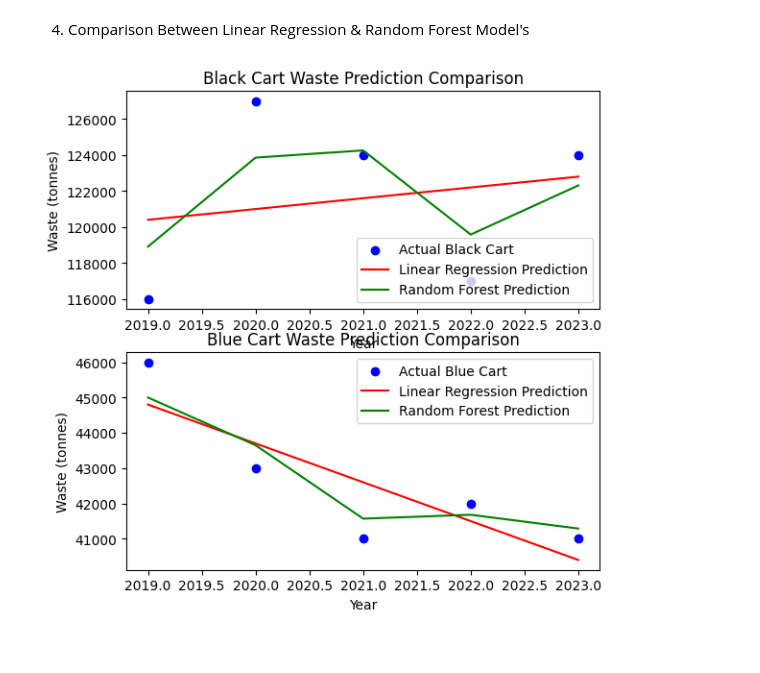
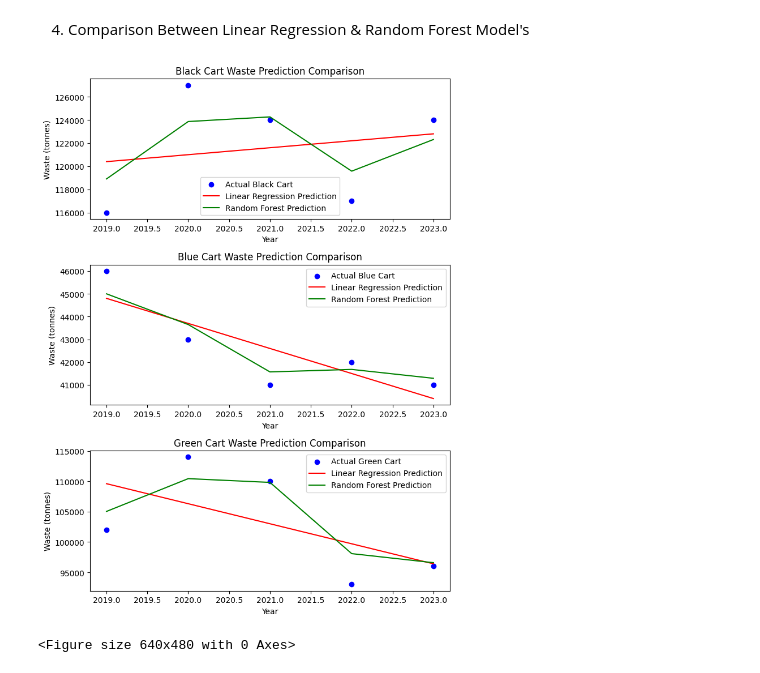
Before and after one commit to Leenapanjwani/engg680_2024_fall_Group_Project, a Jupyter notebook: Group Project/Group Project (Solid Waste Generation).ipynb, the cells around one changed output. Saved outputs shown, nothing was run; the diff lists cells and outputs as text; code cells hidden in the pictures.

```diff
--- a/Group Project/Group Project (Solid Waste Generation).ipynb
+++ b/Group Project/Group Project (Solid Waste Generation).ipynb
@@ -304,27 +304,41 @@ Green Cart: 96,590
 # %%
 # Plot comparison for Linear Regression and Random Forest
 plt.figure(figsize=(14, 10))
 
 # Black Cart Prediction Comparison
 plt.subplot(3, 2, 1)
 plt.scatter(X, y_black, color="blue", label="Actual Black Cart")
 plt.plot(X, y_pred_black, color="red", label="Linear Regression Prediction")
 plt.plot(X, y_pred_black_rf, color="green", label="Random Forest Prediction")
 plt.title("Black Cart Waste Prediction Comparison")
 plt.xlabel("Year")
 plt.ylabel("Waste (tonnes)")
 plt.legend()
 plt.savefig("black_cart_comparison.png")
 
 # Blue Cart Prediction Comparison
 plt.subplot(3, 2, 3)
 plt.scatter(X, y_blue, color="blue", label="Actual Blue Cart")
 plt.plot(X, y_pred_blue, color="red", label="Linear Regression Prediction")
 plt.plot(X, y_pred_blue_rf, color="green", label="Random Forest Prediction")
 plt.title("Blue Cart Waste Prediction Comparison")
 plt.xlabel("Year")
 plt.ylabel("Waste (tonnes)")
 plt.legend()
 plt.savefig("blue_cart_comparison.png")
+
+# Green Cart Prediction Comparison
+plt.subplot(3, 2, 5)
+plt.scatter(X, y_green, color="blue", label="Actual Green Cart")
+plt.plot(X, y_pred_green, color="red", label="Linear Regression Prediction")
+plt.plot(X, y_pred_green_rf, color="green", label="Random Forest Prediction")
+plt.title("Green Cart Waste Prediction Comparison")
+plt.xlabel("Year")
+plt.ylabel("Waste (tonnes)")
+plt.legend()
+plt.tight_layout()
+plt.show()
+plt.savefig("green cart waste_prediction_comparison.png")
 # %% [output]
-[figure, old version]
+[figure, new version]
+<Figure size 640x480 with 0 Axes>
```
